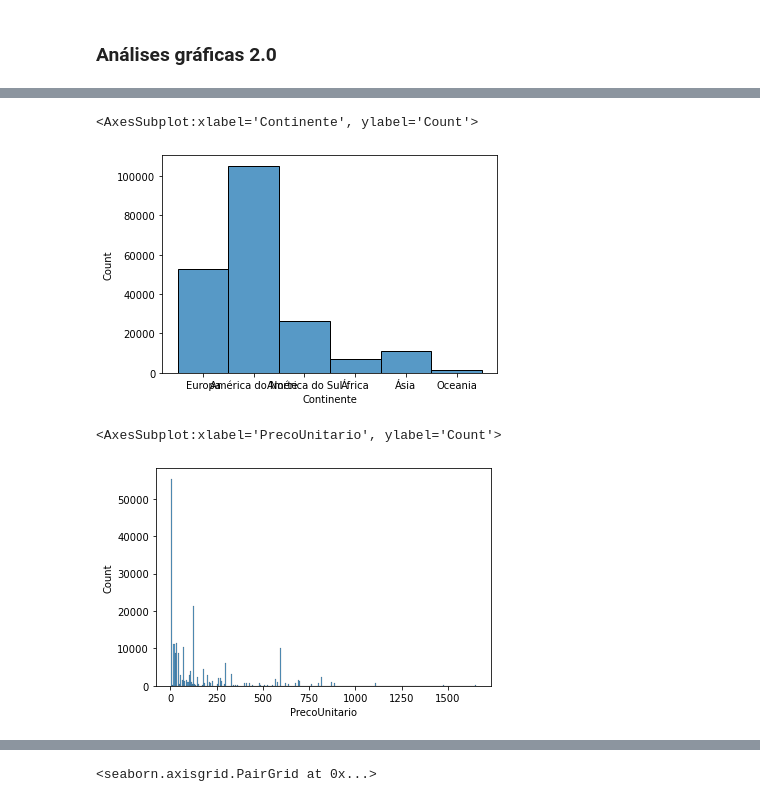
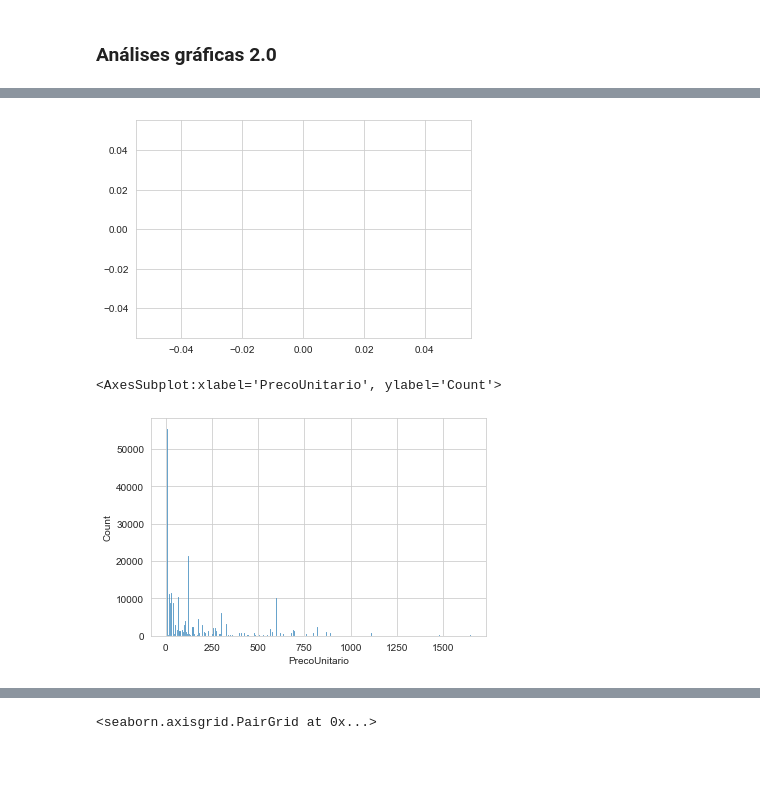
Before and after one commit to Jefferson170713/Data_Science, a Jupyter notebook: Estudo e análises/Analise de vendas do Youtube 01.ipynb, the cells around one changed output, grey strips where cells are left out. Drawn from its saved outputs; the diff is of its cells as text; code cells hidden in the pictures; blank space fills up the shorter version.

```diff
--- a/Estudo e análises/Analise de vendas do Youtube.ipynb
+++ b/Estudo e análises/Analise de vendas do Youtube 01.ipynb
@@ -3,6 +3,8 @@ import pandas as pd
 import seaborn as sns
 import matplotlib.pyplot as plt
 import numpy as np
+
+sns.set_style('whitegrid')
 # %%
 demo = pd.read_excel('Vendas_analise_yotube.xlsx')
 demo.head()
@@ -459,16 +461,19 @@ demo.head(2)
 | 0 | 2017-06-01 00:00:00 | Sistema de Som 7.1 Channel X711 P... | Sistema de Som | 1109.00 | 367.43 | Litware | 1.0 | Pinheiro, Vicente | ... |
 | 1 | 2017-06-01 00:00:00 | 180 CFM Ventilador de Coluna X450... | Ventiladores | 215.62 | 71.44 | Litware | 1.0 | Lopez, Marlon | ... |
 # %%
-sns.histplot(data=demo, x= demo['Continente'])
+#sns.histplot(data=demo, x= demo['Continente'])
+#demo.plot(figsize = (16,8), x='PrecoUnitario', y='Data da Venda', kind='line')
+#demo.plot(figsize = (16,8),use_index= 'PrecoUnitario', x = 'Data da Venda', kind = 'kde')
+
+plt.show()
 # data=demo, x= demo['PrecoUnitario'], y=demo['Continente']
 # %% [output]
-<AxesSubplot:xlabel='Continente', ylabel='Count'>
-[figure, old version]
+[figure, new version]
 # %%
 sns.histplot(data=demo, x= demo['PrecoUnitario'])
 # %% [output]
 <AxesSubplot:xlabel='PrecoUnitario', ylabel='Count'>
-[figure, old version]
+[figure, new version]
 # %%
 demo.head(2)
 
```
Also changed, not shown: parts of 7 cells of this notebook, 1 other file.
